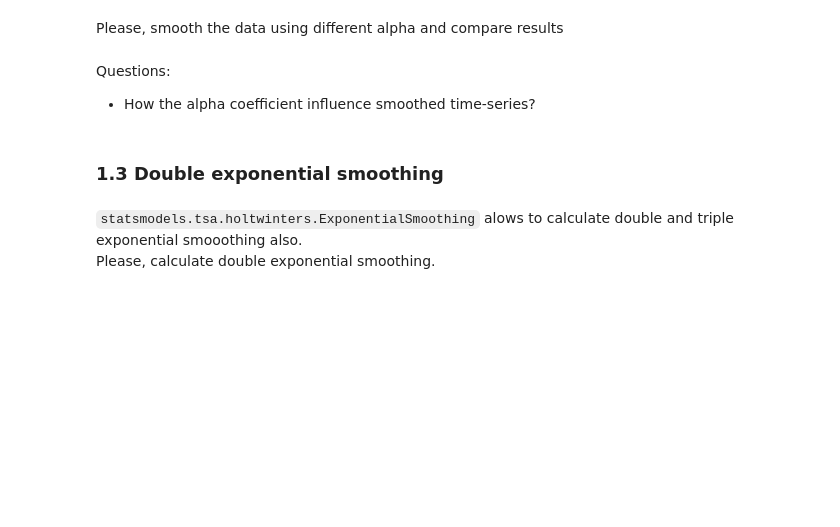
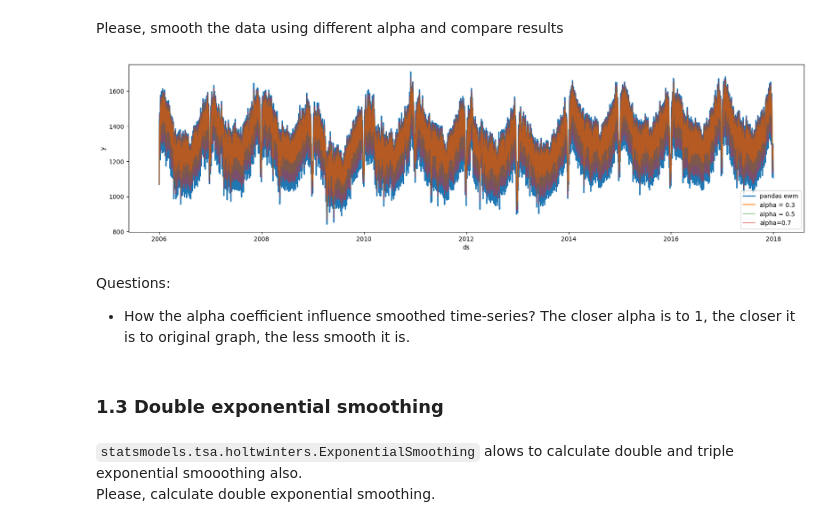
Before and after one commit to sunseek3r/ts_cource_practice, a Jupyter notebook: notebooks/practice1.ipynb, the cells around one changed output. Saved outputs shown, nothing was run; the diff lists cells and outputs as text; code cells hidden in the pictures; blank space fills up the shorter version.

```diff
--- a/notebooks/practice1.ipynb
+++ b/notebooks/practice1.ipynb
@@ -128,6 +260,21 @@ Please, smooth the data using different alpha and compare results
+# %%
+# your code here
+df_alpha_03 = df.ewm(alpha=0.3).mean()
+df_alpha_07 = df.ewm(alpha=0.7).mean()
+plt.figure(figsize=(20, 5))
+plt.plot(df, linewidth=2, label='pandas ewm')
+plt.plot(df_alpha_03, label='alpha = 0.3')
+plt.plot(df_exp, label='alpha = 0.5', alpha=0.5)
+plt.plot(df_alpha_07, label='alpha=0.7', alpha=0.5)
+plt.ylabel("y")
+plt.xlabel("ds")
+plt.legend();
+# %% [output]
+[figure, added]
 # %% [markdown]
 Questions:<br>
 - How the alpha coefficient influence smoothed time-series?
+    The closer alpha is to 1, the closer it is to original graph, the less smooth it is.
 # %% [markdown]
 ### 1.3 Double exponential smoothing
 # %% [markdown]
```
Also changed, not shown: parts of 37 cells of this notebook.
